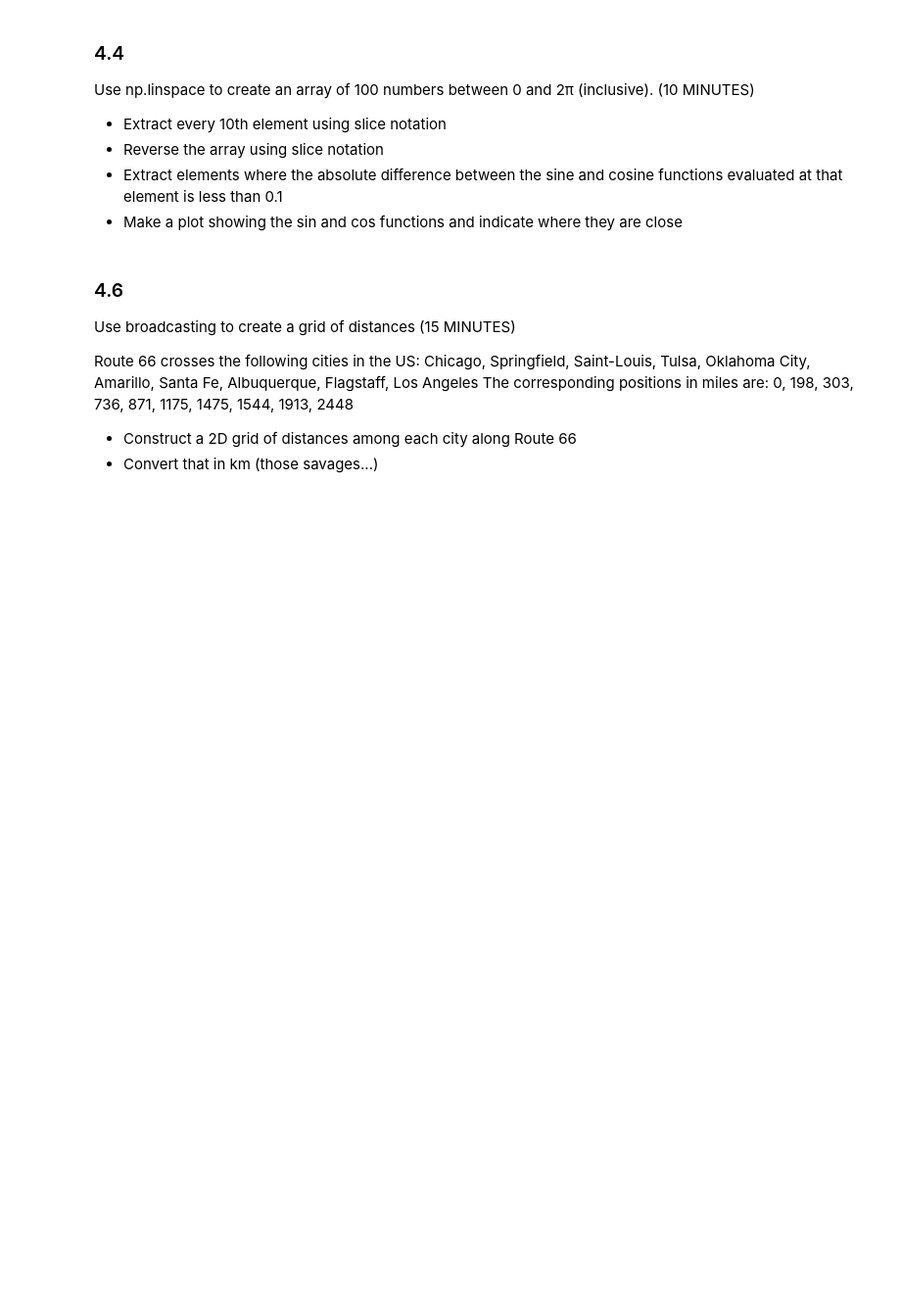
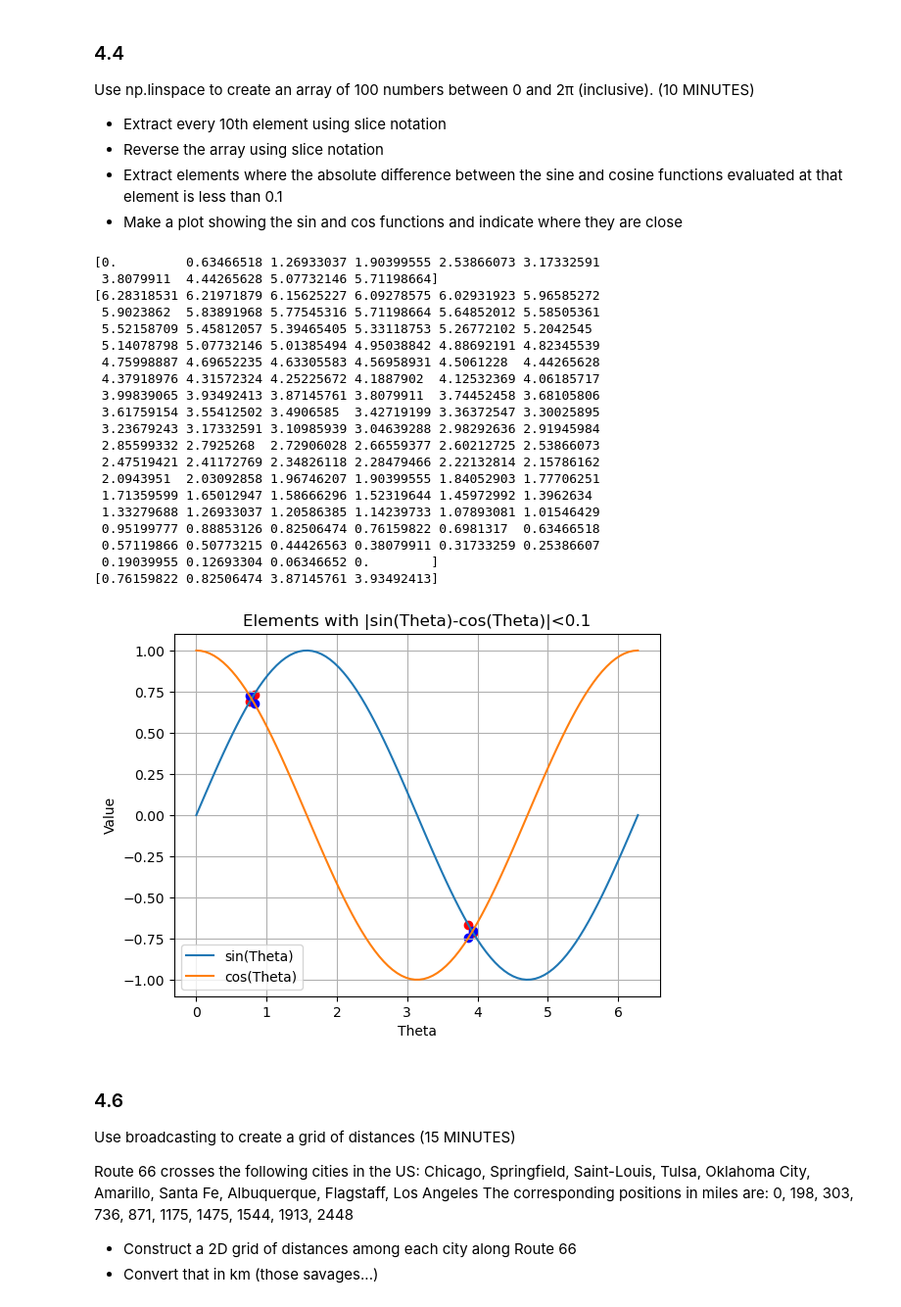
Before and after one commit to Kallo27/LaboratoryOfComputationalPhysics_Y6, a Jupyter notebook: exam/exam.ipynb, the cells around one changed output. Shown: that part at 98% size. Drawn from its saved outputs; the diff is of its cells as text; code cells hidden in the pictures; blank space fills up the shorter version.

```diff
--- a/exam/exam.ipynb
+++ b/exam/exam.ipynb
@@ -133,6 +168,54 @@ Use np.linspace to create an array of 100 numbers between 0 and 2π (inclusive).
   * Reverse the array using slice notation
   * Extract elements where the absolute difference between the sine and cosine functions evaluated at that element is less than 0.1
   * Make a plot showing the sin and cos functions and indicate where they are close
+# %%
+import numpy as np
+import matplotlib.pyplot as plt
+
+elements = np.linspace(0, 2* np.pi, 100)
+
+every_10th_element = elements[::10]
+reversed_element= elements[::-1]
+close_elements = elements[np.abs(np.sin(elements) - np.cos(elements)) < 0.1 ]
+
+print(every_10th_element)
+print(reversed_element)
+print(close_elements)
+
+plt.plot(elements, np.sin(elements), label='sin(Theta)')
+plt.plot(elements, np.cos(elements), label='cos(Theta)')
+
+plt.scatter(close_elements, np.sin(close_elements), color='red')
+plt.scatter(close_elements, np.cos(close_elements), color='blue')
+
+plt.legend()
+plt.grid()
+plt.title('Elements with |sin(Theta)-cos(Theta)|<0.1')
+plt.xlabel('Theta')
+plt.ylabel('Value')
+plt.show()
+# %% [output]
+[0.         0.63466518 1.26933037 1.90399555 2.53866073 3.17332591
+ 3.8079911  4.44265628 5.07732146 5.71198664]
+[6.28318531 6.21971879 6.15625227 6.09278575 6.02931923 5.96585272
+ 5.9023862  5.83891968 5.77545316 5.71198664 5.64852012 5.58505361
+ 5.52158709 5.45812057 5.39465405 5.33118753 5.26772102 5.2042545
+ 5.14078798 5.07732146 5.01385494 4.95038842 4.88692191 4.82345539
+ 4.75998887 4.69652235 4.63305583 4.56958931 4.5061228  4.44265628
+ 4.37918976 4.31572324 4.25225672 4.1887902  4.12532369 4.06185717
+ 3.99839065 3.93492413 3.87145761 3.8079911  3.74452458 3.68105806
+ 3.61759154 3.55412502 3.4906585  3.42719199 3.36372547 3.30025895
+ 3.23679243 3.17332591 3.10985939 3.04639288 2.98292636 2.91945984
+ 2.85599332 2.7925268  2.72906028 2.66559377 2.60212725 2.53866073
+ 2.47519421 2.41172769 2.34826118 2.28479466 2.22132814 2.15786162
+ 2.0943951  2.03092858 1.96746207 1.90399555 1.84052903 1.77706251
+ 1.71359599 1.65012947 1.58666296 1.52319644 1.45972992 1.3962634
+ 1.33279688 1.26933037 1.20586385 1.14239733 1.07893081 1.01546429
+ 0.95199777 0.88853126 0.82506474 0.76159822 0.6981317  0.63466518
+ 0.57119866 0.50773215 0.44426563 0.38079911 0.31733259 0.25386607
+ 0.19039955 0.12693304 0.06346652 0.        ]
+[0.76159822 0.82506474 3.87145761 3.93492413]
+[figure, added]
 # %% [markdown]
 ### 4.6
 
```
Also changed, not shown: parts of 5 cells of this notebook, 3 other files.
